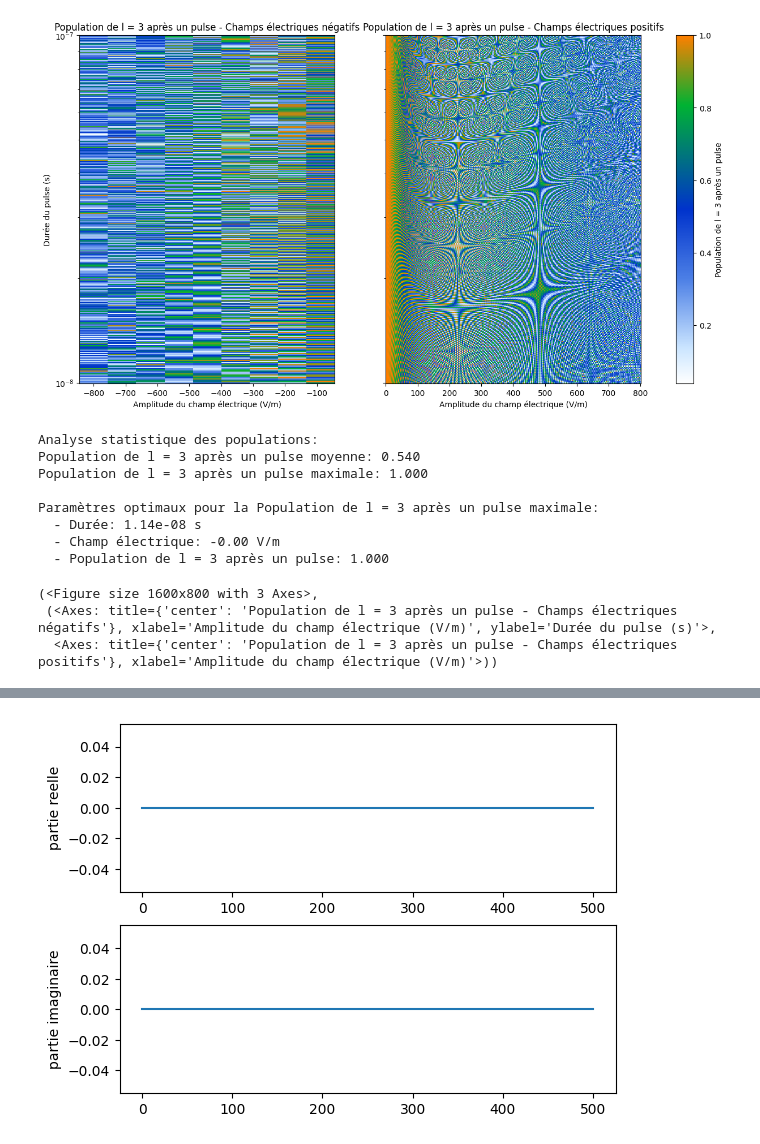
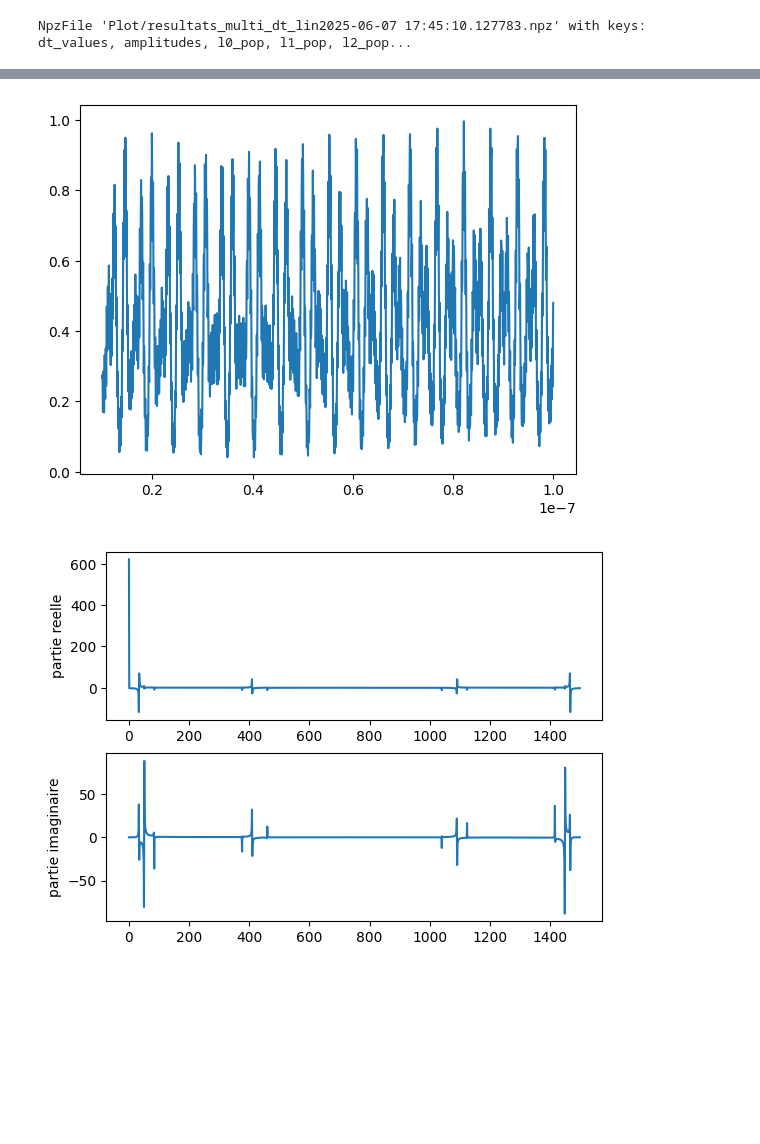
Before and after one commit to sdieden/Quantum-Control, a Jupyter notebook: fourier.ipynb, the cells around one changed output, grey strips where cells are left out. Drawn from its saved outputs; the diff is of its cells as text; code cells hidden in the pictures; blank space fills up the shorter version.

```diff
--- a/fourier.ipynb
+++ b/fourier.ipynb
@@ -7,29 +6,14 @@ from PlotOpti import plot_optimization_results
 # %%
-data_path = 'Plot/resultats_multi_dt_lin2025-06-07 17:38:40.090724.npz'
-data = np.load(data_path, allow_pickle=True)
+# Charger les données
+data = np.load("Plot/resultats_multi_dt_lin2025-06-07 17:45:10.127783.npz", allow_pickle=True)
 # %%
-
+print(data)
 #print(data['dt_values'])
 dt_values = data['dt_values']
 #print('dt',type(dt_values))
 amplitudes = data['amplitudes']
 #l_sup_10_pop = data['l_sup_10_pop'].item()
-#l0_pop = data['l10_pop'].item()
-#l11_pop = data['l11_pop'].item()
-#l3_pop = data['l3_pop'].item()
-#l15_pop = data['l15_pop'].item()
-l3_pop = data['l3_pop']
-plot_optimization_results(data_path, 'l3_pop',title_prefix='Population de l = 3 après un pulse')
+
+l3_pop = data['l3_pop'].item()
 # %% [output]
-[figure, removed]
-Analyse statistique des populations:
-Population de l = 3 après un pulse moyenne: 0.540
-Population de l = 3 après un pulse maximale: 1.000
-
-Paramètres optimaux pour la Population de l = 3 après un pulse maximale:
-  - Durée: 1.14e-08 s
-  - Champ électrique: -0.00 V/m
-  - Population de l = 3 après un pulse: 1.000
+NpzFile 'Plot/resultats_multi_dt_lin2025-06-07 17:45:10.127783.npz' with keys: dt_values, amplitudes, l0_pop, l1_pop, l2_pop...
-(<Figure size 1600x800 with 3 Axes>,
- (<Axes: title={'center': 'Population de l = 3 après un pulse - Champs électriques négatifs'}, xlabel='Amplitude du champ électrique (V/m)', ylabel='Durée du pulse (s)'>,
-  <Axes: title={'center': 'Population de l = 3 après un pulse - Champs électriques positifs'}, xlabel='Amplitude du champ électrique (V/m)'>))
@@ -47,9 +27,6 @@ for i in range(len(dt_values)):
     pop[i] = l3_pop[dt_values[i]][EF_idx]
 print(data)
 plt.plot(dt_values, pop)
-for i in range(40):
-    plt.axvline(i*period*1e-8+1e-9, color='r', linestyle='--',alpha=0.1)
-plt.xlabel('temps (s)')
 print('len=',len(pop))
 # TDF dessus
 L_SUP = fft(sup)
@@ -71,3 +49,5 @@ IndexError: only integers, slices (`:`), ellipsis (`...`), numpy.newaxis (`None`
+[figure, added]
+[figure, added]
 # %%
 RPOP = rfft(pop)
 plt.figure()
@@ -79,8 +59,6 @@ plt.plot(np.imag(RPOP))
 plt.ylabel("partie imaginaire")
 
 plt.show()
-# %% [output]
-[figure, removed]
 # %%
 IPOP = ifft(pop)
 plt.figure()
```
Also changed, not shown: parts of 15 cells of this notebook.
